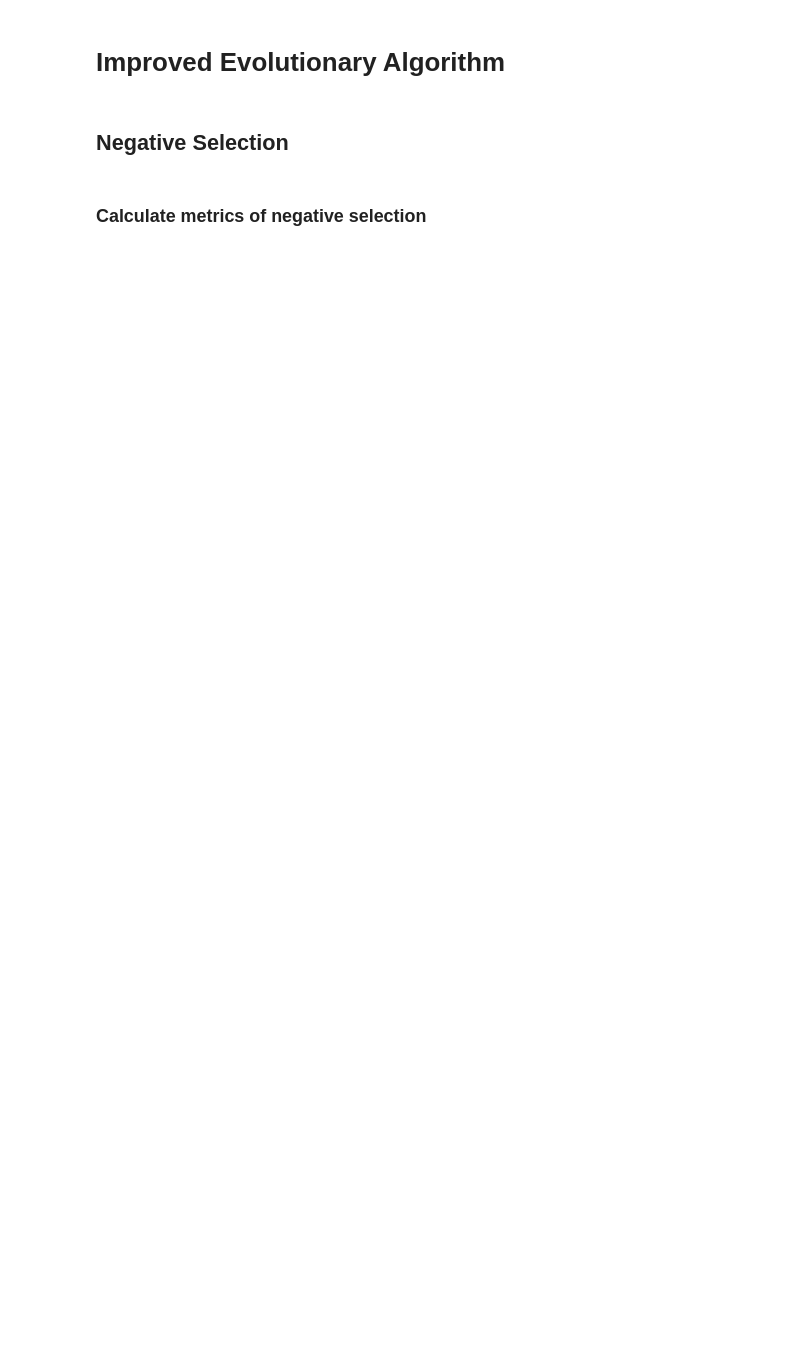
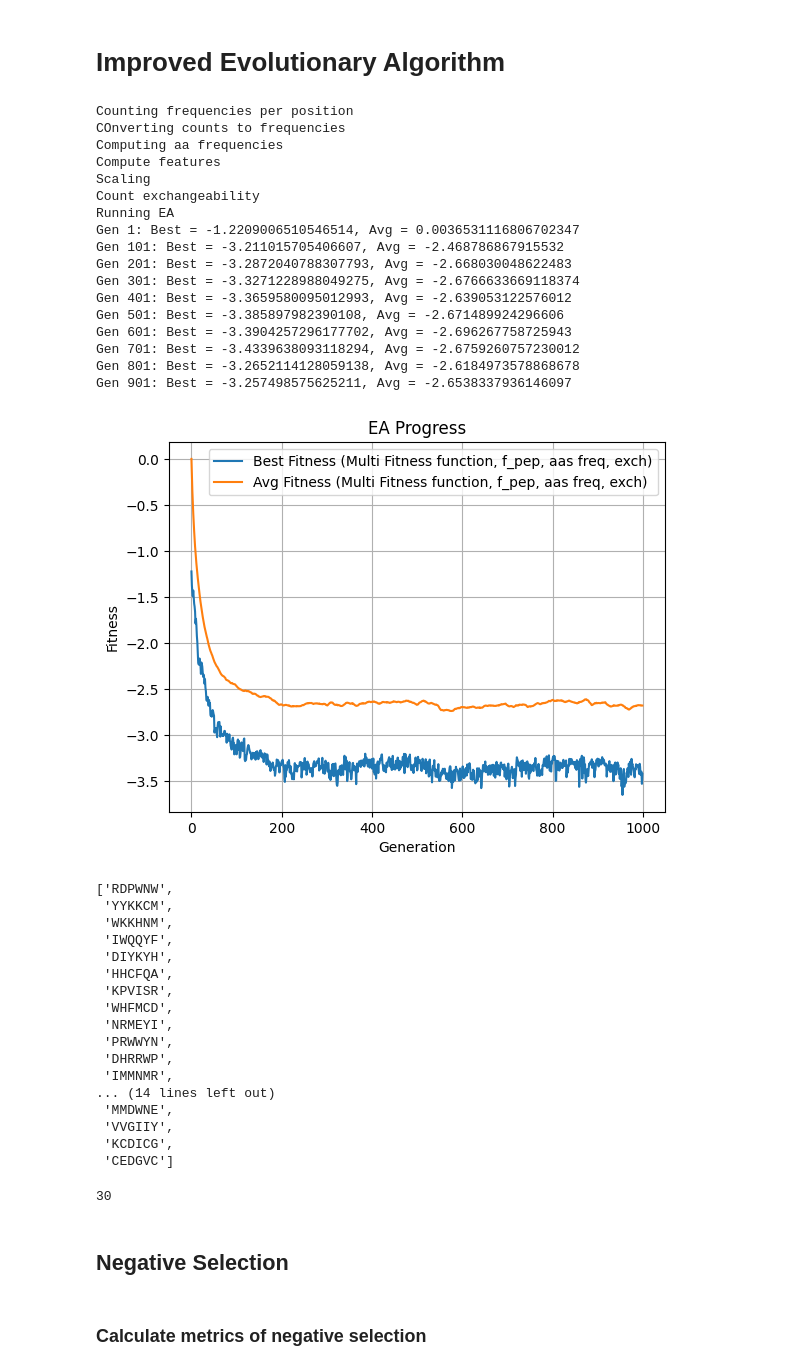
Before and after one commit to VaggelisSpi/NaCo_Project, a Jupyter notebook: project/calculations.ipynb, the cells around one changed output. Cells and saved outputs as stored; diff of their text form; code cells hidden in the pictures; blank space fills up the shorter version.

```diff
--- a/project/calculations.ipynb
+++ b/project/calculations.ipynb
@@ -143,16 +146,20 @@ with open(sampled_peptides_data_dir + "self1_6mers_greedy.txt", "w") as f:
 # Improved Evolutionary Algorithm
 # %%
 peptides = self1_data[0].tolist() # [0:200] test
+shuffle(peptides)
+peptides = peptides[:10000]
 peptide_length = len(peptides[0])
 
 position_counts = [defaultdict(int) for _ in range(peptide_length)]
 
 # count frequencies per position
+print("Counting frequencies per position")
 for peptide in peptides:
     for i, aa in enumerate(peptide):
         position_counts[i][aa] += 1
 
 # convert counts to frequencies
+print("COnverting counts to frequencies")
 position_freqs = []
 for pos in position_counts:
     total = sum(pos.values())
@@ -180,15 +187,17 @@ def compute_aa_frequency_scores(peptides):
 
     return [score(p) for p in peptides]
 
-
+print("Computing aa frequencies")
 aa_freq_scores = compute_aa_frequency_scores(peptides)
 
+print("Compute features")
 feature_vectors: list[list[int | float]] = []
 for i, peptide in enumerate(peptides):
     fpep = compute_Fpep(peptide)
     aa = aa_freq_scores[i]
     feature_vectors.append([fpep, aa])
 
+print("Scaling")
 scaler = StandardScaler()
 feature_vectors = scaler.fit_transform(feature_vectors)
 
@@ -216,33 +225,74 @@ def compute_exchangeability(subset_peptides, t):
     return scores
 
 t = 3 # threshold affinity
+print("Count exchangeability")
 exchangeability_mean_global = np.mean(compute_exchangeability(peptides, t))
 def composite_fitness(indices):
     subset_vectors = feature_vectors[indices]
     subset_peptides = [peptides[i] for i in indices]
 
     fpep_mean = np.mean(subset_vectors[:, 0])
     aa_mean = np.mean(subset_vectors[:, 1])
 
     exchangeability_scores = compute_exchangeability(subset_peptides, t)
     exchangeability_mean = np.mean(exchangeability_scores)
     exchangeability_norm = exchangeability_mean / exchangeability_mean_global
 
     return 1 * fpep_mean + 1 * aa_mean + 1 * exchangeability_norm
 
-
-m_ea = EA(data=feature_vectors, N=100, sigma=30, K=2, p=0.1, mu=0.02, T=1000, f=composite_fitness, seed=42)
+print("Running EA")
+m_ea = EA(data=feature_vectors, N=6125, sigma=30, K=2, p=0.1, mu=0.02, T=500, f=composite_fitness, seed=42)
 multi_best_individual, multi_best_fitness, multi_fitness_avg, multi_fitness_best = m_ea.run()
 
 plt.plot(multi_fitness_best, label="Best Fitness (Multi Fitness function, f_pep, aas freq, exch)")
 plt.plot(multi_fitness_avg, label="Avg Fitness (Multi Fitness function, f_pep, aas freq, exch)")
 plt.xlabel("Generation")
 plt.ylabel("Fitness")
 plt.title("EA Progress")
 plt.legend()
 plt.grid(True)
 plt.show()
 
 multi_optimal_peptides = [peptides[i] for i in multi_best_individual]
 multi_optimal_peptides
+# %% [output]
+Counting frequencies per position
+COnverting counts to frequencies
+Computing aa frequencies
+Compute features
+Scaling
+Count exchangeability
+Running EA
+Gen 1: Best = -1.2209006510546514, Avg = 0.0036531116806702347
+Gen 101: Best = -3.211015705406607, Avg = -2.468786867915532
+Gen 201: Best = -3.2872040788307793, Avg = -2.668030048622483
+Gen 301: Best = -3.3271228988049275, Avg = -2.6766633669118374
+Gen 401: Best = -3.3659580095012993, Avg = -2.639053122576012
+Gen 501: Best = -3.385897982390108, Avg = -2.671489924296606
+Gen 601: Best = -3.3904257296177702, Avg = -2.696267758725943
+Gen 701: Best = -3.4339638093118294, Avg = -2.6759260757230012
+Gen 801: Best = -3.2652114128059138, Avg = -2.6184973578868678
+Gen 901: Best = -3.257498575625211, Avg = -2.6538337936146097
+[figure, added]
+['RDPWNW',
+ 'YYKKCM',
+ 'WKKHNM',
+ 'IWQQYF',
+ 'DIYKYH',
+ 'HHCFQA',
+ 'KPVISR',
+ 'WHFMCD',
+ 'NRMEYI',
+ 'PRWWYN',
+ 'DHRRWP',
+ 'IMMNMR',
+... (14 lines left out)
+ 'MMDWNE',
+ 'VVGIIY',
+ 'KCDICG',
+ 'CEDGVC']
+# %%
+print(len(multi_optimal_peptides))
+# %% [output]
+30
 # %%
```
Also changed, not shown: parts of 3 cells of this notebook.
